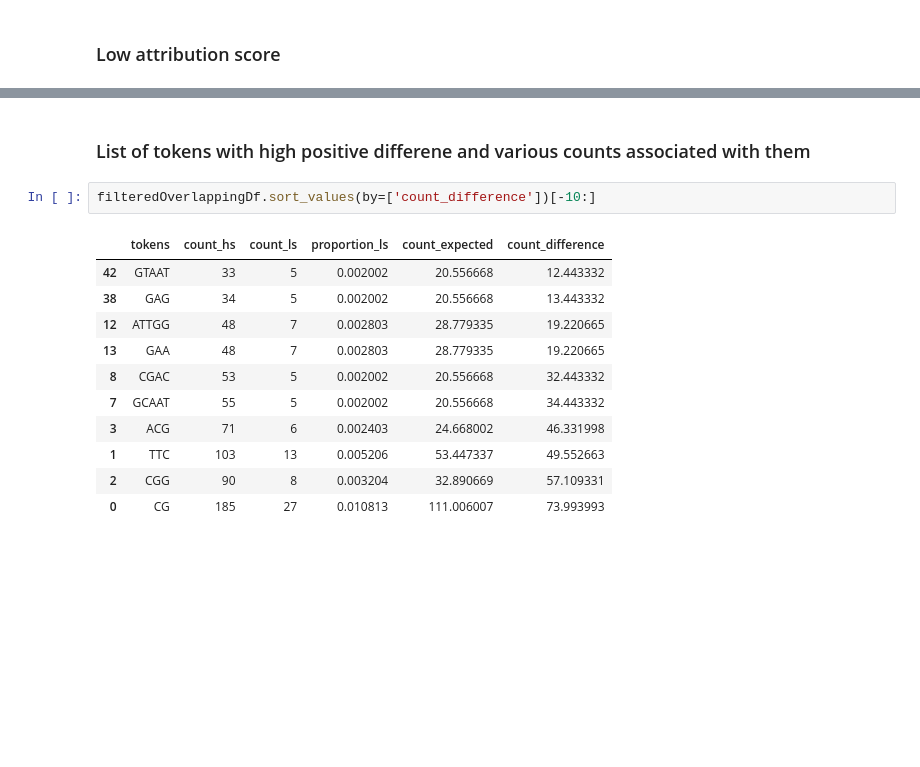
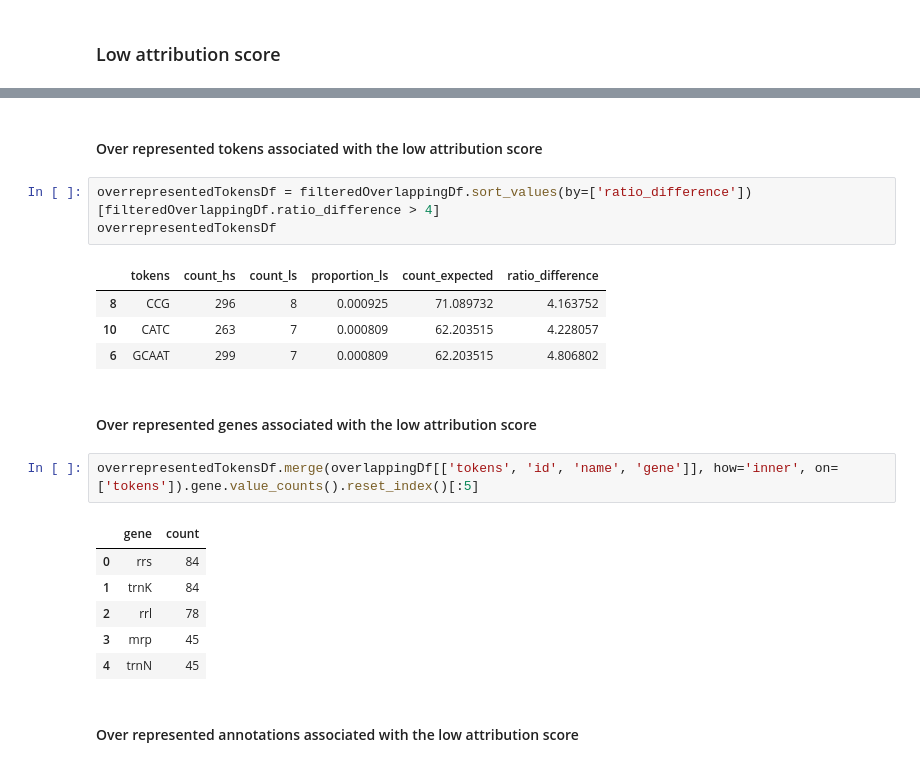
Before and after one commit to ryashpal/alfred-data-analysis, a Jupyter notebook: notebooks/genome_nlp_tokens/statistical_analysis_for_token_attribution_scores.ipynb, the cells around one changed output, grey strips where cells are left out. Saved outputs shown, nothing was run; the diff lists cells and outputs as text; blank space fills up the shorter version.

```diff
--- a/notebooks/genome_nlp_tokens/statistical_analysis_for_token_attribution_scores.ipynb
+++ b/notebooks/genome_nlp_tokens/statistical_analysis_for_token_attribution_scores.ipynb
@@ -213,16 +262,23 @@ filteredOverlappingDf.sort_values(by=['count_difference'])[:25]
-# %% [markdown]
-### List of tokens with high positive differene and various counts associated with them
-# %%
-filteredOverlappingDf.sort_values(by=['count_difference'])[-10:]
-# %% [output]
-|  | tokens | count_hs | count_ls | proportion_ls | count_expected | count_difference |
-| 42 | GTAAT | 33 | 5 | 0.002002 | 20.556668 | 12.443332 |
-| 38 | GAG | 34 | 5 | 0.002002 | 20.556668 | 13.443332 |
-| 12 | ATTGG | 48 | 7 | 0.002803 | 28.779335 | 19.220665 |
-| 13 | GAA | 48 | 7 | 0.002803 | 28.779335 | 19.220665 |
-| 8 | CGAC | 53 | 5 | 0.002002 | 20.556668 | 32.443332 |
-| 7 | GCAAT | 55 | 5 | 0.002002 | 20.556668 | 34.443332 |
-| 3 | ACG | 71 | 6 | 0.002403 | 24.668002 | 46.331998 |
-| 1 | TTC | 103 | 13 | 0.005206 | 53.447337 | 49.552663 |
-| 2 | CGG | 90 | 8 | 0.003204 | 32.890669 | 57.109331 |
-| 0 | CG | 185 | 27 | 0.010813 | 111.006007 | 73.993993 |
+# %% [markdown]
+#### Over represented tokens associated with the low attribution score
+# %%
+overrepresentedTokensDf = filteredOverlappingDf.sort_values(by=['ratio_difference'])[filteredOverlappingDf.ratio_difference > 4]
+overrepresentedTokensDf
+# %% [output]
+|  | tokens | count_hs | count_ls | proportion_ls | count_expected | ratio_difference |
+| 8 | CCG | 296 | 8 | 0.000925 | 71.089732 | 4.163752 |
+| 10 | CATC | 263 | 7 | 0.000809 | 62.203515 | 4.228057 |
+| 6 | GCAAT | 299 | 7 | 0.000809 | 62.203515 | 4.806802 |
+# %% [markdown]
+#### Over represented genes associated with the low attribution score
+# %%
+overrepresentedTokensDf.merge(overlappingDf[['tokens', 'id', 'name', 'gene']], how='inner', on=['tokens']).gene.value_counts().reset_index()[:5]
+# %% [output]
+|  | gene | count |
+| 0 | rrs | 84 |
+| 1 | trnK | 84 |
+| 2 | rrl | 78 |
+| 3 | mrp | 45 |
+| 4 | trnN | 45 |
+# %% [markdown]
+#### Over represented annotations associated with the low attribution score
```
Also changed, not shown: parts of 29 cells of this notebook, 6 other files.
